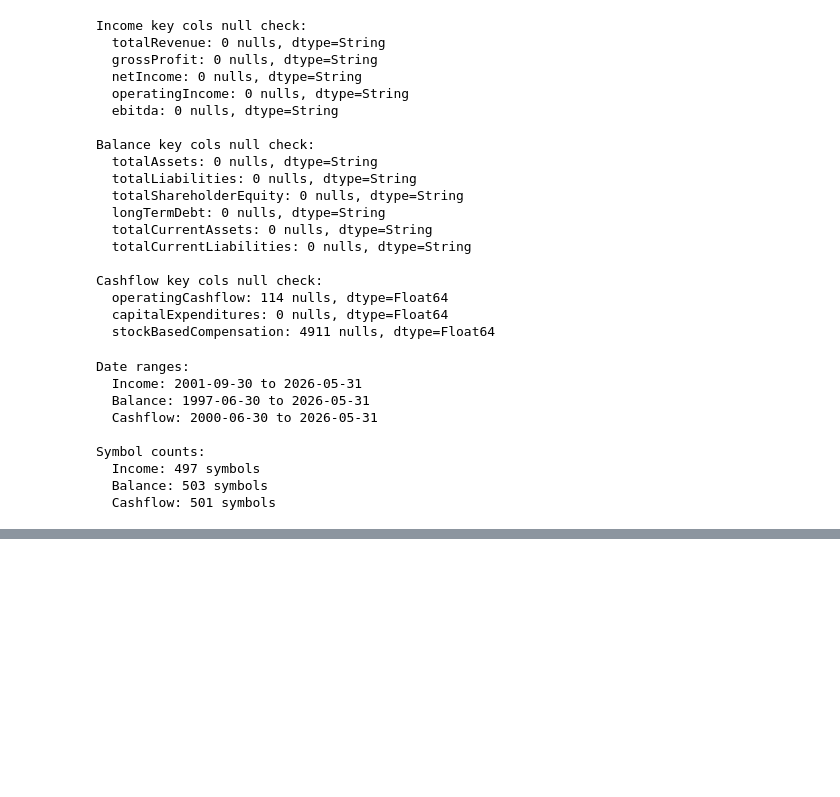
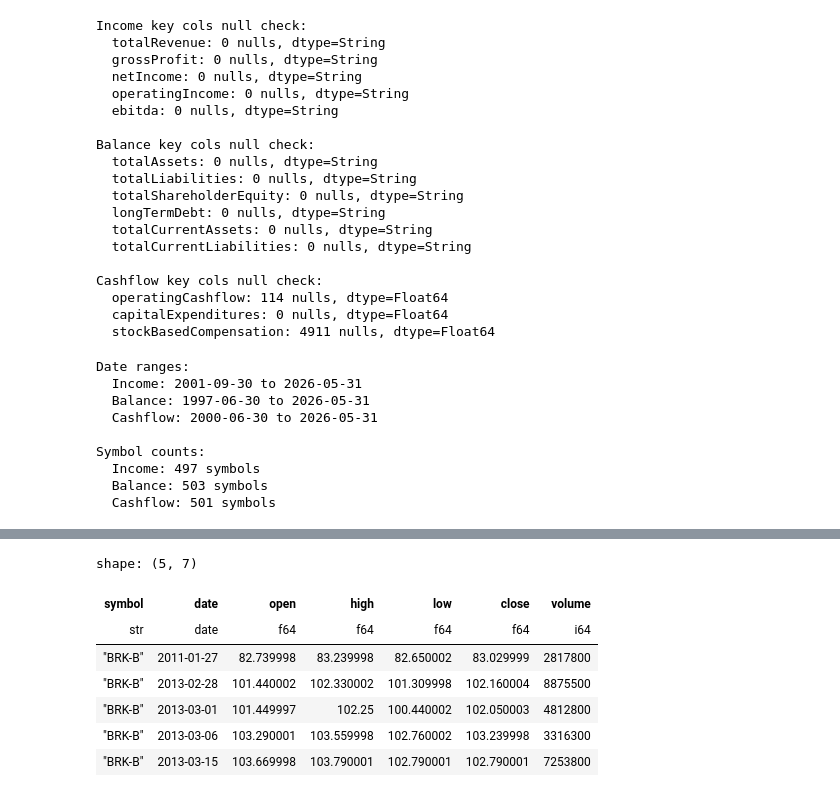
Before and after one commit to Richard-X46/Post-Earnings-Forecast, a Jupyter notebook: src/notebooks/fundamental.ipynb, the cells around one changed output, grey strips where cells are left out. Saved outputs shown, nothing was run; the diff lists cells and outputs as text; code cells hidden in the pictures; blank space fills up the shorter version.

```diff
--- a/src/notebooks/fundamental.ipynb
+++ b/src/notebooks/fundamental.ipynb
@@ -283,0 +341,11 @@ final.write_parquet("../ingestion/data/fundamentalIndicators/fundamental_feature
+# %%
+ohlcv_backup.head()
+# %% [output]
+shape: (5, 7)
+| symbol | date | open | high | low | close | volume |
+| str | date | f64 | f64 | f64 | f64 | i64 |
+| "BRK-B" | 2011-01-27 | 82.739998 | 83.239998 | 82.650002 | 83.029999 | 2817800 |
+| "BRK-B" | 2013-02-28 | 101.440002 | 102.330002 | 101.309998 | 102.160004 | 8875500 |
+| "BRK-B" | 2013-03-01 | 101.449997 | 102.25 | 100.440002 | 102.050003 | 4812800 |
+| "BRK-B" | 2013-03-06 | 103.290001 | 103.559998 | 102.760002 | 103.239998 | 3316300 |
+| "BRK-B" | 2013-03-15 | 103.669998 | 103.790001 | 102.790001 | 102.790001 | 7253800 |
```
Also changed, not shown: parts of 12 cells of this notebook, 3 other files.
